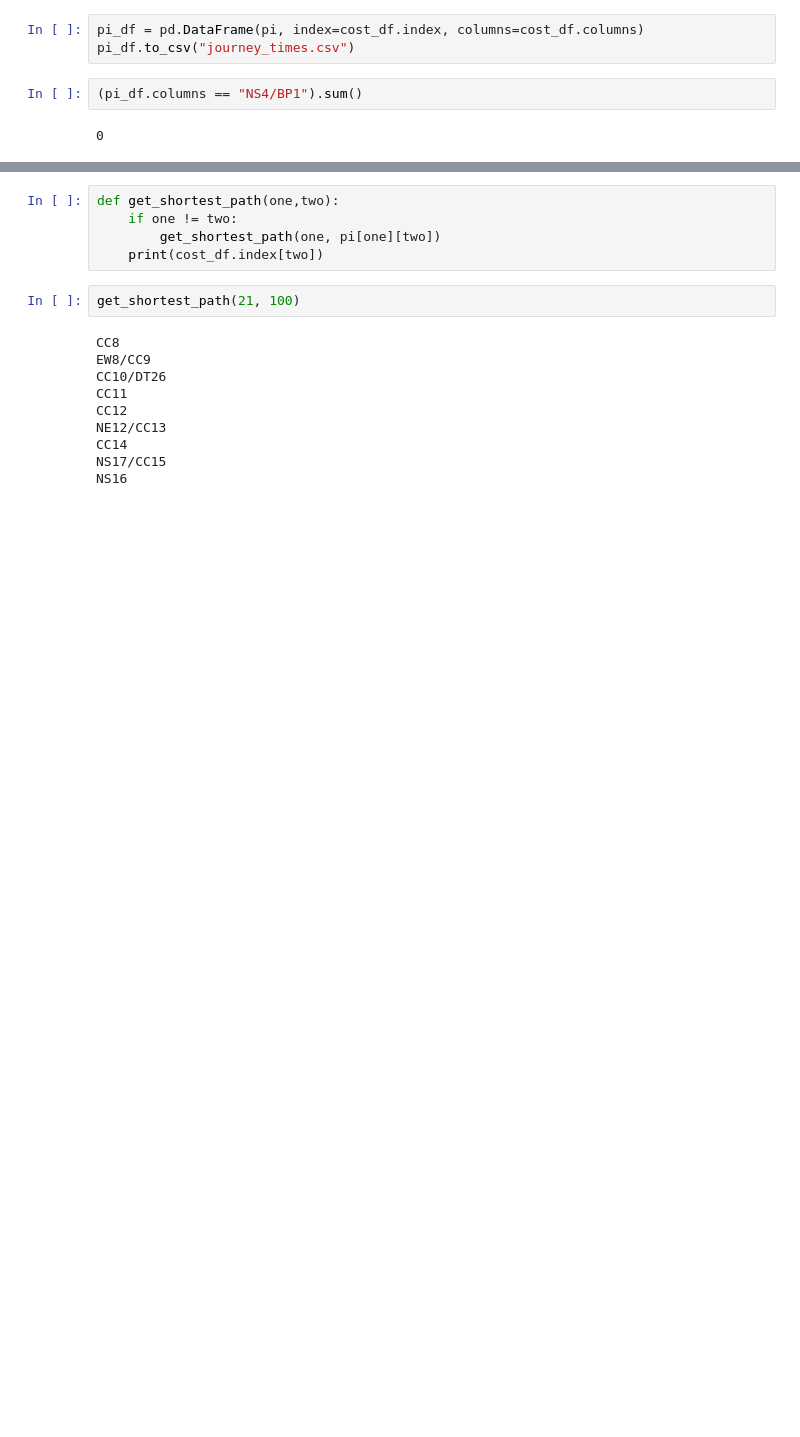
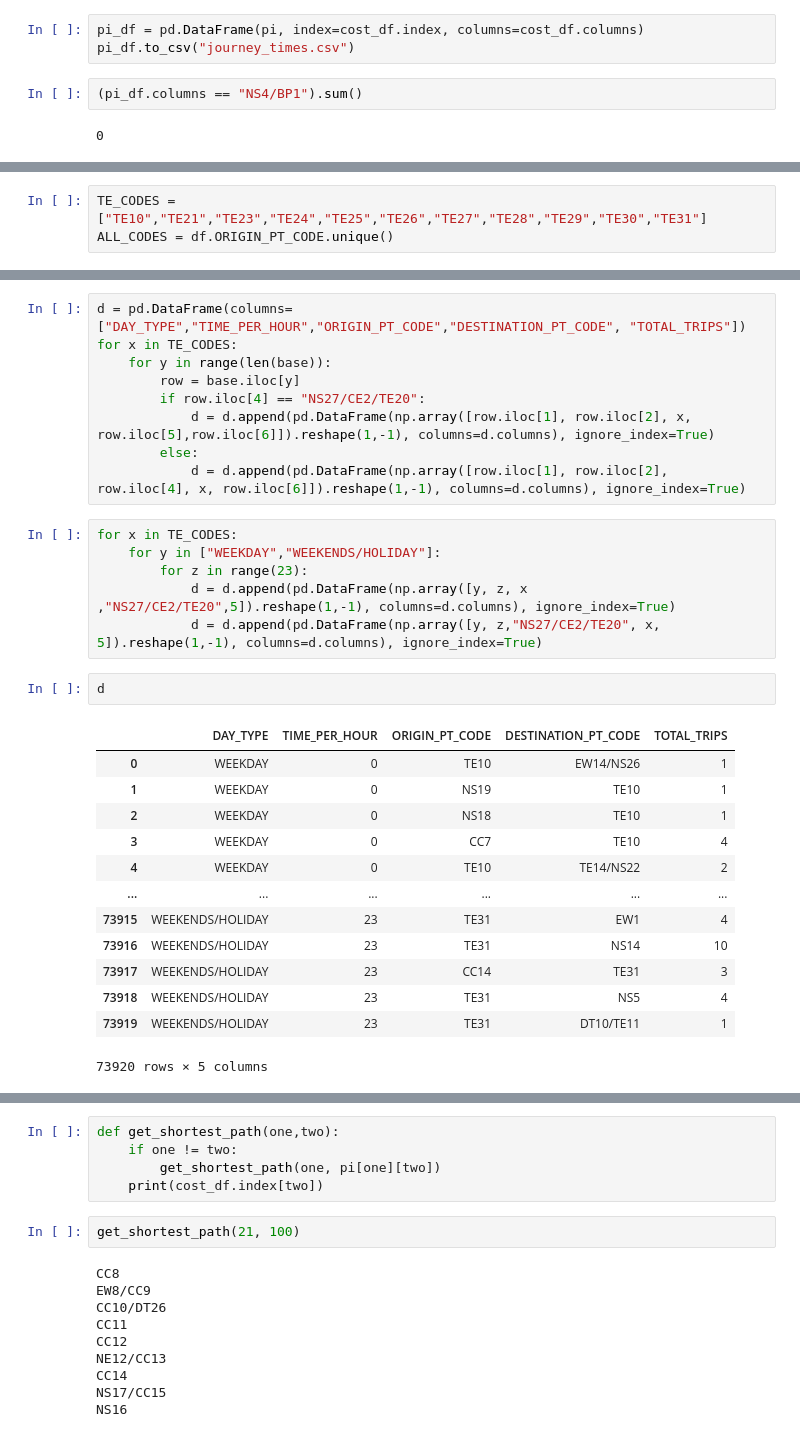
Before and after one commit to Sean-Leishman/NextStopABMS, a Jupyter notebook: data/passenger_volume_by_station.ipynb, the cells around one changed output, grey strips where cells are left out. Cells and saved outputs as stored; diff of their text form; blank space fills up the shorter version.

```diff
--- a/data/passenger_volume_by_station.ipynb
+++ b/data/passenger_volume_by_station.ipynb
@@ -306,0 +317,3 @@ SyntaxError: invalid syntax (Temp/ipykernel_20924/2188923685.py, line 1)
+# %%
+TE_CODES = ["TE10","TE21","TE23","TE24","TE25","TE26","TE27","TE28","TE29","TE30","TE31"]
+ALL_CODES = df.ORIGIN_PT_CODE.unique()
@@ -306,0 +341,31 @@ SyntaxError: invalid syntax (Temp/ipykernel_20924/2188923685.py, line 1)
+# %%
+d = pd.DataFrame(columns=["DAY_TYPE","TIME_PER_HOUR","ORIGIN_PT_CODE","DESTINATION_PT_CODE", "TOTAL_TRIPS"])
+for x in TE_CODES:
+    for y in range(len(base)):
+        row = base.iloc[y]
+        if row.iloc[4] == "NS27/CE2/TE20":
+            d = d.append(pd.DataFrame(np.array([row.iloc[1], row.iloc[2], x, row.iloc[5],row.iloc[6]]).reshape(1,-1), columns=d.columns), ignore_index=True)
+        else:
+            d = d.append(pd.DataFrame(np.array([row.iloc[1], row.iloc[2], row.iloc[4], x, row.iloc[6]]).reshape(1,-1), columns=d.columns), ignore_index=True)
+# %%
+for x in TE_CODES:
+    for y in ["WEEKDAY","WEEKENDS/HOLIDAY"]:
+        for z in range(23):
+            d = d.append(pd.DataFrame(np.array([y, z, x ,"NS27/CE2/TE20",5]).reshape(1,-1), columns=d.columns), ignore_index=True)
+            d = d.append(pd.DataFrame(np.array([y, z,"NS27/CE2/TE20", x, 5]).reshape(1,-1), columns=d.columns), ignore_index=True)
+# %%
+d
+# %% [output]
+|  | DAY_TYPE | TIME_PER_HOUR | ORIGIN_PT_CODE | DESTINATION_PT_CODE | TOTAL_TRIPS |
+| 0 | WEEKDAY | 0 | TE10 | EW14/NS26 | 1 |
+| 1 | WEEKDAY | 0 | NS19 | TE10 | 1 |
+| 2 | WEEKDAY | 0 | NS18 | TE10 | 1 |
+| 3 | WEEKDAY | 0 | CC7 | TE10 | 4 |
+| 4 | WEEKDAY | 0 | TE10 | TE14/NS22 | 2 |
+| ... | ... | ... | ... | ... | ... |
+| 73915 | WEEKENDS/HOLIDAY | 23 | TE31 | EW1 | 4 |
+| 73916 | WEEKENDS/HOLIDAY | 23 | TE31 | NS14 | 10 |
+| 73917 | WEEKENDS/HOLIDAY | 23 | CC14 | TE31 | 3 |
+| 73918 | WEEKENDS/HOLIDAY | 23 | TE31 | NS5 | 4 |
+| 73919 | WEEKENDS/HOLIDAY | 23 | TE31 | DT10/TE11 | 1 |
+73920 rows × 5 columns
```
Also changed, not shown: parts of 9 cells of this notebook, 10 other files.
